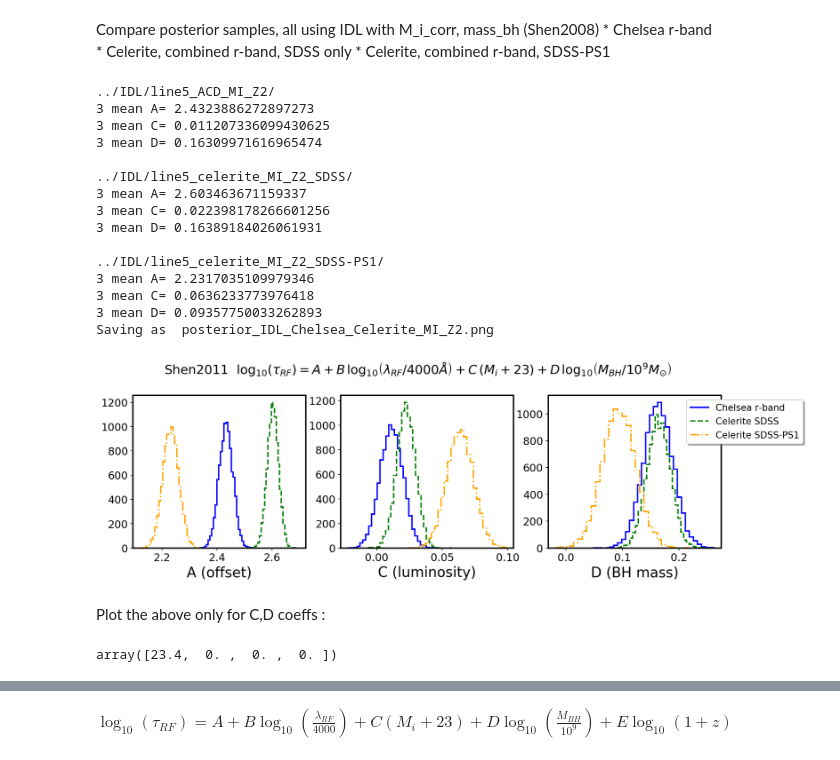
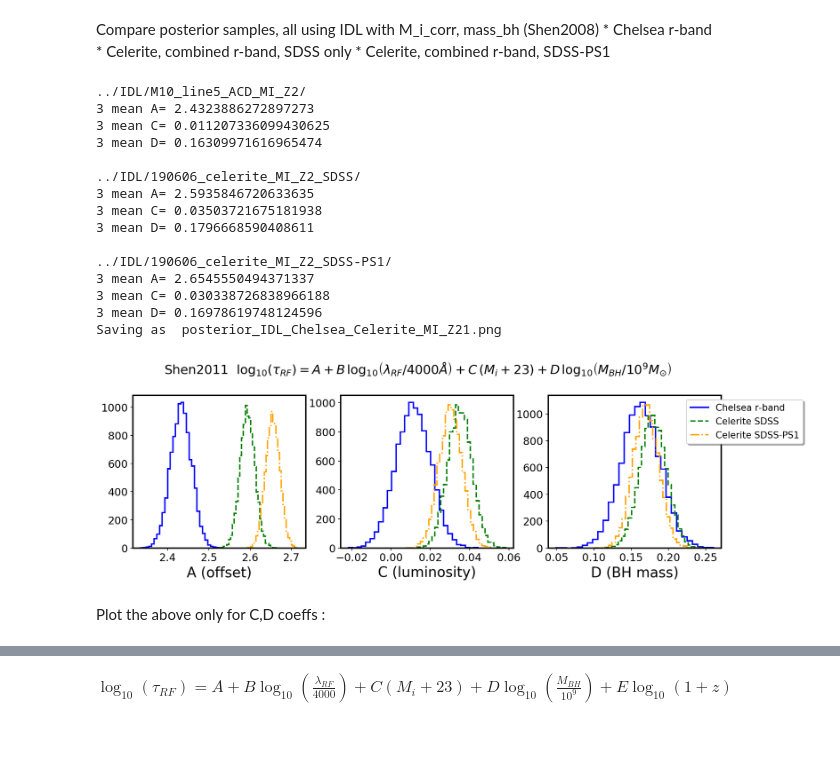
Before and after one commit to suberlak/PS1_SDSS_CRTS, a Jupyter notebook: code2/Read_IDL.ipynb, the cells around one changed output, grey strips where cells are left out. Saved outputs shown, nothing was run; the diff lists cells and outputs as text; code cells hidden in the pictures.

```diff
--- a/code2/Read_IDL.ipynb
+++ b/code2/Read_IDL.ipynb
@@ -48,10 +113,15 @@ for i in range(1,6):
     #d = '../IDL/line5_ACD_M_i/'   # using 'M_i' - K -corrected to z=0 DBQSO
     #d = '../IDL/line5_ACD_M_i_corr/'   # using 'M_i_corr' - K -corrected to z=2 DBQSO
     #d = '../IDL/line5_ACD_MI_Z2_shifted/'     # using 'MI_Z2 + 0.596  - K-corrected to z=0
-    d = '../IDL/line5_ACD_MI_Z2/'  # using MI_Z2  - K-corrected to z=2
+    #d = '../IDL/line5_ACD_MI_Z2/'  # using MI_Z2  - K-corrected to z=2
     #d = '../IDL/mlinmixerr2_line5_ACD_MI_Z2/' # using 'MI_Z2', k-corr to z=2,
                                             # but with mlinmix_err2
     #d = '../IDL/mlinmixerr2_line5_ACD_M_i/'# using 'M_i" k-corr to z=0
+
+
+    d = '../IDL/190606_celerite_MI_Z2_SDSS/'
+    #d = '../IDL/190606_celerite_MI_Z2_SDSS-PS1/'
+
     f = 'coeff'+par+'o_mcmc2_'+str(i)+'_E0a.fits'
     post = Table.read(d+f, format='fits')
 
@@ -186,9 +238,9 @@ f = 'coeff'+par+'o_mcmc2_'+str(band)+'_E0a.fits'
 
 catalog = 'MI_Z2'# 'M_i_corr' #  # 'M_i_corr' # 'M_i_corr
 pre = 'Shen2011'# 'Shen2008'#
-ds = ['../IDL/line5_ACD_'+catalog+'/',
-'../IDL/line5_celerite_'+catalog+'_SDSS/',
-'../IDL/line5_celerite_'+catalog+'_SDSS-PS1/']
+ds = ['../IDL/M10_line5_ACD_'+catalog+'/',
+'../IDL/190606_celerite_'+catalog+'_SDSS/',
+'../IDL/190606_celerite_'+catalog+'_SDSS-PS1/']
 colors= ['blue','green', 'orange',  'red']
 ls = ['solid' , 'dashed', 'dashdot', 'dotted',  ]
 labels = ['Chelsea r-band', 'Celerite SDSS', 'Celerite SDSS-PS1']
@@ -216,52 +268,48 @@ for d in ds :
                ls=ls[i],bins=nbins)
     print(band, 'mean D=', np.mean(post['BETA'][:,1]))
     D.append(np.mean(post['BETA'][:,1]))
 
     line = mlines.Line2D([], [],  color=colors[i], label=labels[i],lw=2,
                         ls=ls[i])
     ax_legend_handles.append(line)
     i += 1
 ax[2].legend(loc='upper right', handles = ax_legend_handles,
              bbox_to_anchor=(1.5, 1.0),
              ncol=1, fancybox=True, shadow=True, fontsize=13 )
 fig.suptitle(pre+'  '+r'$\log_{10}{(\tau_{RF})} = A + $'+\
              r'$B \,\log_{10}\left( \lambda_{RF} / 4000 \AA \right) +$'+\
              r'$C \,(M_{i} + 23) + $'+\
              r'$D\, \log_{10}{\left( M_{BH} / 10^{9} M_{\odot}  \right)}  $'
        , fontsize=18, y = 1.05)
 
 
 ax[0].set_xlabel('A (offset)')
 ax[1].set_xlabel('C (luminosity)')
 ax[2].set_xlabel('D (BH mass)')
-figname  = 'posterior_IDL_Chelsea_Celerite_'+catalog+'.png'
+figname  = 'posterior_IDL_Chelsea_Celerite_'+catalog+'1.png'
 print('Saving as ', figname)
 plt.savefig(figname, bbox_inches='tight',
            dpi=100)
 # %% [output]
-../IDL/line5_ACD_MI_Z2/
+../IDL/M10_line5_ACD_MI_Z2/
 3 mean A= 2.4323886272897273
 3 mean C= 0.011207336099430625
 3 mean D= 0.16309971616965474
 
-../IDL/line5_celerite_MI_Z2_SDSS/
-3 mean A= 2.603463671159337
-3 mean C= 0.022398178266601256
-3 mean D= 0.16389184026061931
+../IDL/190606_celerite_MI_Z2_SDSS/
+3 mean A= 2.5935846720633635
+3 mean C= 0.03503721675181938
+3 mean D= 0.1796668590408611
 
-../IDL/line5_celerite_MI_Z2_SDSS-PS1/
-3 mean A= 2.2317035109979346
-3 mean C= 0.0636233773976418
-3 mean D= 0.09357750033262893
-Saving as  posterior_IDL_Chelsea_Celerite_MI_Z2.png
+../IDL/190606_celerite_MI_Z2_SDSS-PS1/
+3 mean A= 2.6545550494371337
+3 mean C= 0.030338726838966188
+3 mean D= 0.16978619748124596
+Saving as  posterior_IDL_Chelsea_Celerite_MI_Z21.png
-[figure, old version]
+[figure, new version]
 # %% [markdown]
 Plot the above only for C,D coeffs  :
 # %%
 length = 4
 a = np.zeros(length).astype(float)
 a[0] = 23.4
-# %%
-a
-# %% [output]
-array([23.4,  0. ,  0. ,  0. ])
```
Also changed, not shown: parts of 21 cells of this notebook.
